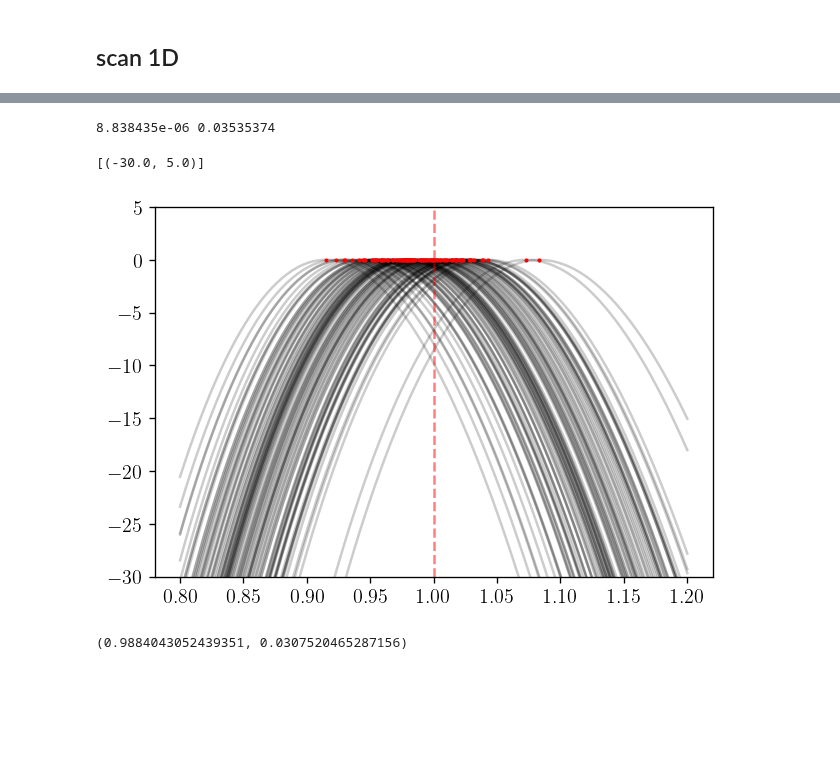
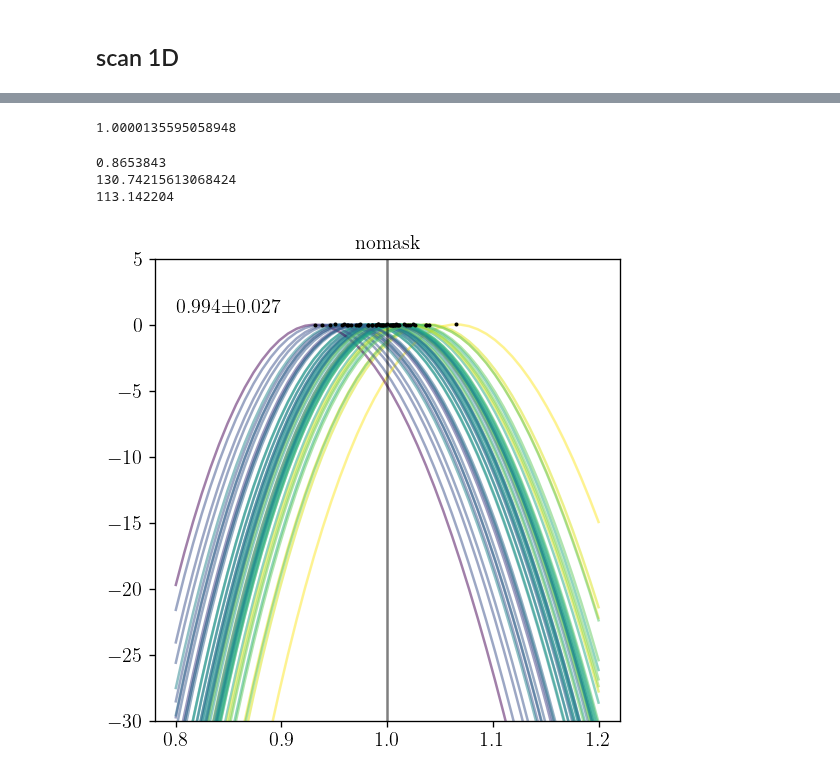
Before and after one commit to smsharma/fermi-prob-prog, a Jupyter notebook: nptfit/check_ll.ipynb, the cells around one changed output, grey strips where cells are left out. Drawn from its saved outputs; the diff is of its cells as text; code cells hidden in the pictures; blank space fills up the shorter version.

Commit message:
cross check nptfit ll

```diff
--- a/nptfit/check_ll.ipynb
+++ b/nptfit/check_ll.ipynb
@@ -35,6 +35,7 @@ mask_ps = hp.ud_grade(np.load(f"../data/mask_3fgl_0p8deg.npy"), nside_out=nside)
 mask_roi = cm.make_mask_total(nside=nside, band_mask=True, band_mask_range=band_mask_range, mask_ring=True, inner=0, outer=r_outer, custom_mask=mask_ps)
 mask_plane = cm.make_mask_total(nside=nside, band_mask=True, band_mask_range=2., mask_ring=True, inner=0, outer=25,)
 normalization_mask = mask_plane
+mask_outer = cm.make_mask_total(nside=nside, band_mask=False, mask_ring=True, inner=0, outer=25,)
 
 # temp
 nfw_template = NFWTemplate(nside=nside)
@@ -192,5 +247,3 @@ ax.set(title="Simulated map with Sps_gce=2, Sps_dsk=1, color~counts", xlabel="Sp
 [figure]
 # %% [markdown]
 ## scan 1D
-# %%
-truth_dict = pickle.load(open('../outputs/Sps_dsk/truth.p', 'rb'))
@@ -197,3 +277,12 @@ truth_dict = pickle.load(open('../outputs/Sps_dsk/truth.p', 'rb'))
+# %%
+# delta psf
+rho = np.zeros_like(f_ary)
+rho[-1] = 1./(f_ary[1] - f_ary[0]) * (1/0.49166)
+df = f_ary[1] - f_ary[0]
+df_rho_div_f_ary = df * rho / f_ary
+print(np.trapz(df_rho_div_f_ary/df*f_ary**2, f_ary))
+# %% [output]
+1.0000135595058948
 # %%
 # S over A
 s_ary = np.logspace(-1., 2., 100)
@@ -201,5 +290,10 @@ vd = truth_dict
 theta_tmp = np.array([1., vd['n1_dsk'], vd['n2_dsk'], vd['n3_dsk'], vd['sb1_dsk'], vd['lambdas_dsk'] * vd['sb1_dsk']])
 dnds_ary = dnds(s_ary, theta_tmp)
 Sps_over_A = np.mean(temp_ps_dsk[~normalization_mask]) * np.trapz(s_ary * dnds_ary, s_ary)
+print(np.mean(temp_ps_dsk[~normalization_mask]))
+print(np.trapz(s_ary * dnds_ary, s_ary))
+print(Sps_over_A)
 # %% [output]
-8.838435e-06 0.03535374
+0.8653843
+130.74215613068424
+113.142204
@@ -215,35 +300,47 @@ fermi_data = np.load('../outputs/Sps_dsk/counts_0.npy')[~normalization_mask].ast
 # %%
-Sps_s = np.linspace(0.8, 1.2, 100)
+mask = mask_outer
+save_fn = 'll_nptfit_nomask'
+counts_dir = '../outputs/Sps_dsk_nomask'
+
+pt_sum_compressed = np.full_like(temp_ps_dsk[~mask], 1e-10, dtype=np.float64)
+npt_compressed = [np.array(temp_ps_dsk[~mask], dtype=np.float64)]
+
+Sps_s = np.linspace(0.8, 1.2, 50)
 ll_ss = []
+counts_arr = []
 
-for i_data in tqdm(range(100)):
+for i_data in tqdm(range(50)):
     ll_s = []
-    fermi_data = fermi_data = np.load(f'../outputs/Sps_dsk/counts_{i_data}.npy')[~normalization_mask].astype(np.int32)
+    fermi_data = np.load(f'{counts_dir}/counts_{i_data}.npy')[~mask].astype(np.int32)
+    counts_arr.append(np.sum(fermi_data))
     for i, Sps in enumerate(Sps_s):
         A = Sps / Sps_over_A
         theta = np.array([A, vd['n1_dsk'], vd['n2_dsk'], vd['n3_dsk'], vd['sb1_dsk'], vd['sb1_dsk']*vd['lambdas_dsk']], dtype=np.float64)
         ll = npll.log_like(pt_sum_compressed, [theta], f_ary, df_rho_div_f_ary, npt_compressed, fermi_data)
         ll_s.append(ll)
     ll_ss.append(ll_s)
+
+pickle.dump(ll_ss, open(f'{counts_dir}/{save_fn}.p', 'wb'))
 # %%
-fig, ax = plt.subplots()
+counts_dir = '../outputs/Sps_dsk_nomask'
 
-max_x_s = []
-max_y_s = []
+fig, ax = plt.subplots(1, 1, figsize=(5, 5))
 
-for i in range(100):
-    rll = ll_ss[i] - np.max(ll_ss[i])
-    ax.plot(Sps_s, rll, color='k', alpha=0.2)
-    max_x, max_y = find_max_point(Sps_s, rll)
-    max_x_s.append(max_x)
-    max_y_s.append(max_y)
-ax.scatter(max_x_s, max_y_s, c='r', s=2, zorder=10)
-ax.axvline(truth_dict['Sps_dsk'], color='r', ls='--', alpha=0.5)
-ax.set(ylim=(-30, 5))
+for ax, k in zip([ax], ['nomask']):
+    max_x_s = []
+    max_y_s = []
+    ll_ss = pickle.load(open(f'{counts_dir}/ll_nptfit_{k}.p', 'rb'))
+    for i in range(50):
+        rll = ll_ss[i] - np.max(ll_ss[i])
+        color_x = (counts_arr[i] - np.min(counts_arr)) / (np.max(counts_arr) - np.min(counts_arr))
+        color = cms['viridis'](color_x)
+        ax.plot(Sps_s, rll, color=color, alpha=0.5)
+        max_x, max_y = find_max_point(Sps_s, rll)
+        max_x_s.append(max_x)
+        max_y_s.append(max_y)
+    ax.scatter(max_x_s, max_y_s, c='k', s=2, zorder=10)
+    ax.text(0.8, 1, f'{np.mean(max_x_s):.3f}'+r'$\pm$'+f'{np.std(max_x_s):.3f}')
+    ax.axvline(truth_dict['Sps_dsk'], color='k', ls='-', alpha=0.5)
+    ax.set(ylim=(-30, 5), title=k)
 # %% [output]
-[(-30.0, 5.0)]
-[figure, old version]
+[figure, new version]
-# %%
-np.mean(max_x_s), np.std(max_x_s)
-# %% [output]
-(0.9884043052439351, 0.0307520465287156)
```
Also changed, not shown: parts of 17 cells of this notebook, 8 other files.
